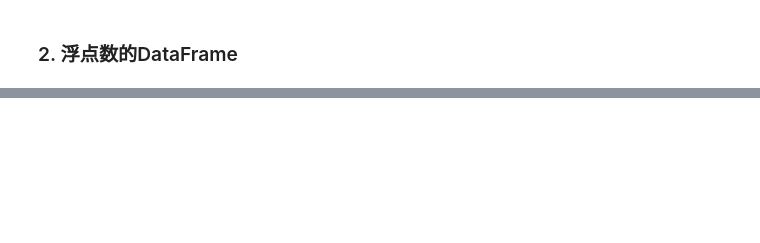
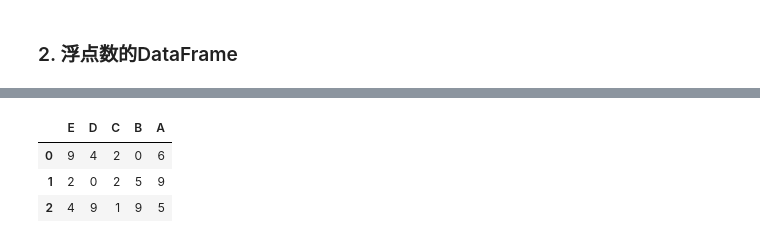
Before and after one commit to androidjp/training-TensorFlow, a Jupyter notebook: practice-pandas/my_pandas_note.ipynb, the cells around one changed output, grey strips where cells are left out. Cells and saved outputs as stored; diff of their text form; code cells hidden in the pictures; blank space fills up the shorter version.

```diff
--- a/practice-pandas/my_pandas_note.ipynb
+++ b/practice-pandas/my_pandas_note.ipynb
@@ -31,0 +122,10 @@ df
+# %%
+# （default）axis = 0 , 对 index 进行排序
+# axis = 1 , 对columns 进行排序
+res = frame.sort_index(axis=1, ascending=False);
+res
+# %% [output]
+|  | E | D | C | B | A |
+| 0 | 9 | 4 | 2 | 0 | 6 |
+| 1 | 2 | 0 | 2 | 5 | 9 |
+| 2 | 4 | 9 | 1 | 9 | 5 |
```
Also changed, not shown: parts of 33 cells of this notebook, 1 other file.
